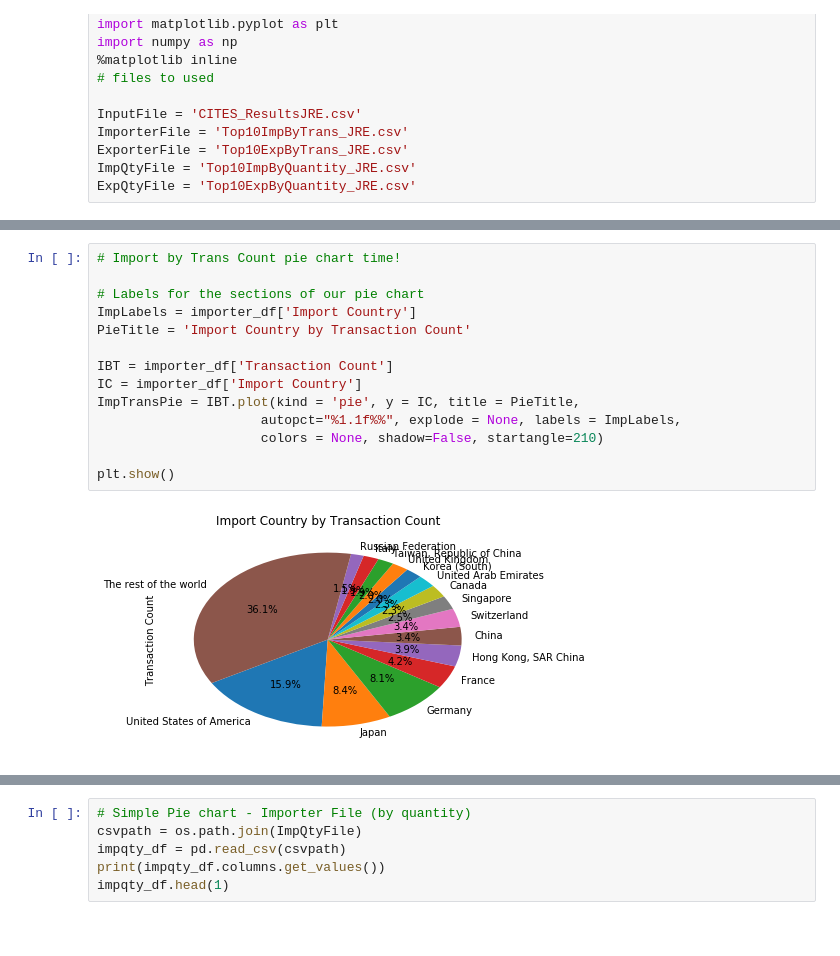
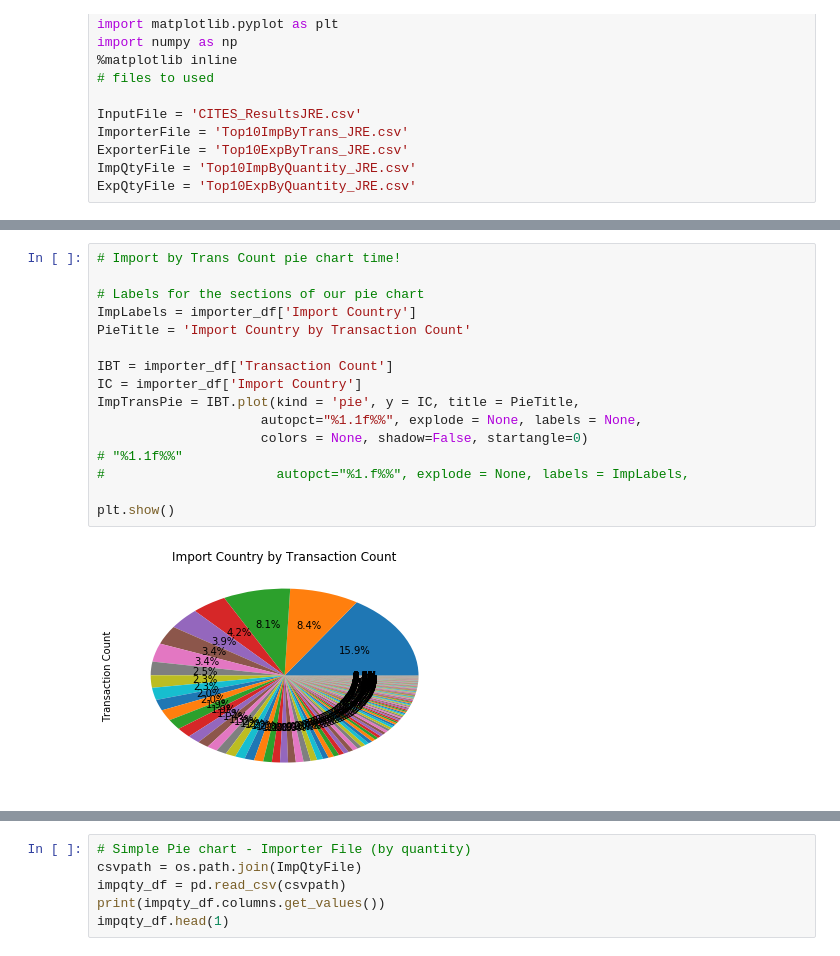
Before and after one commit to EliseLinker/wildlifeproject1, a Jupyter notebook: WP_Top10_Plots_JRE.ipynb, the cells around one changed output, grey strips where cells are left out. Cells and saved outputs as stored; diff of their text form.

```diff
--- a/WP_Top10_Plots_JRE.ipynb
+++ b/WP_Top10_Plots_JRE.ipynb
@@ -27,16 +37,18 @@ importer_df.head(1)
 # %%
 # Import by Trans Count pie chart time!
 
 # Labels for the sections of our pie chart
 ImpLabels = importer_df['Import Country']
 PieTitle = 'Import Country by Transaction Count'
 
 IBT = importer_df['Transaction Count']
 IC = importer_df['Import Country']
 ImpTransPie = IBT.plot(kind = 'pie', y = IC, title = PieTitle,
-                     autopct="%1.1f%%", explode = None, labels = ImpLabels,
-                     colors = None, shadow=False, startangle=210)
+                     autopct="%1.1f%%", explode = None, labels = None,
+                     colors = None, shadow=False, startangle=0)
+# "%1.1f%%"
+#                      autopct="%1.f%%", explode = None, labels = ImpLabels,
 
 plt.show()
 # %% [output]
-[figure, old version]
+[figure, new version]
```
Also changed, not shown: parts of 10 cells of this notebook.
